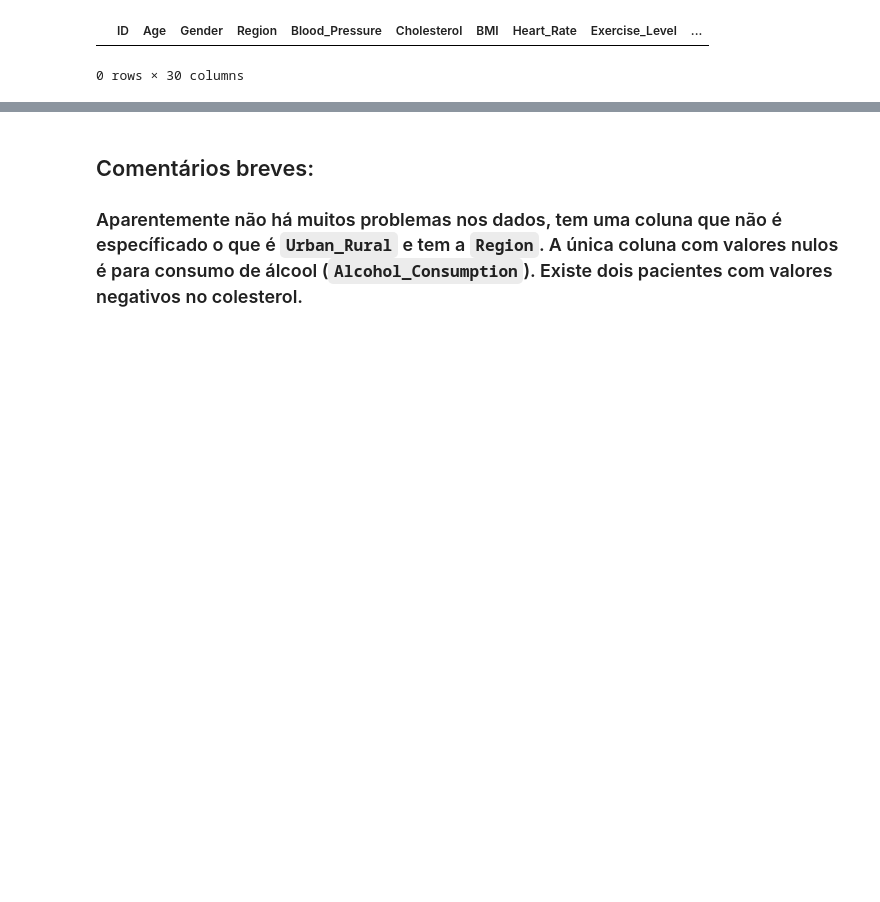
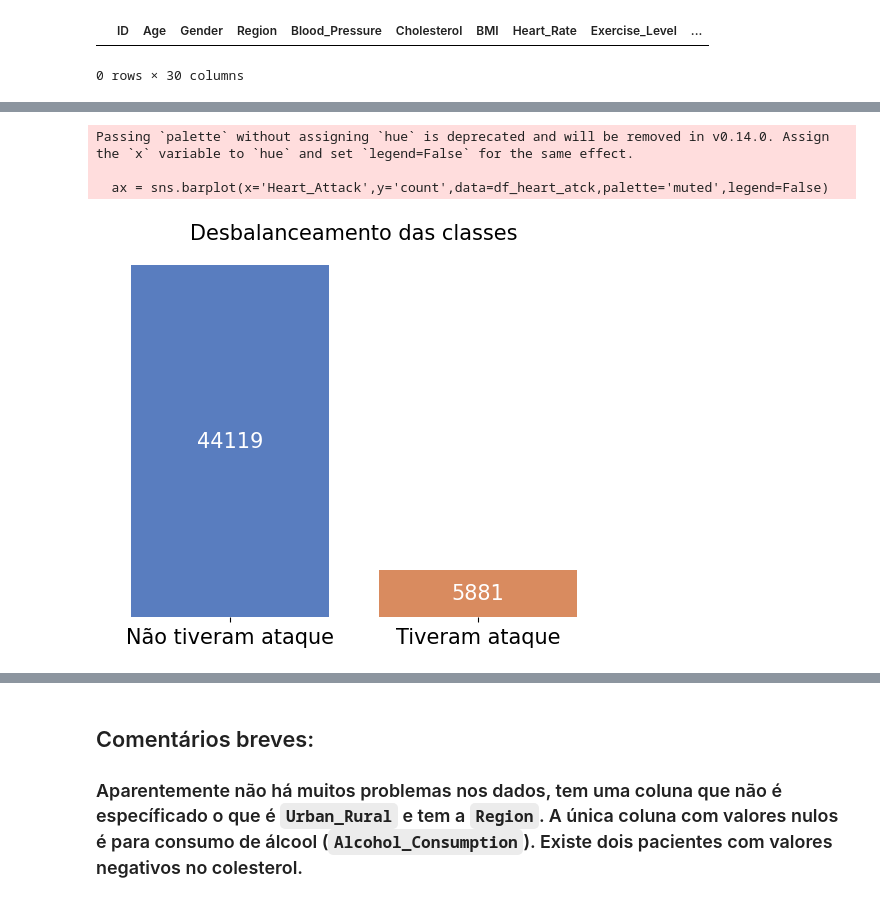
Before and after one commit to Gui-Leao/Heart-Attack-Prediction, a Jupyter notebook: EDA.ipynb, the cells around one changed output, grey strips where cells are left out. Drawn from its saved outputs; the diff is of its cells as text; code cells hidden in the pictures; blank space fills up the shorter version.

```diff
--- a/EDA.ipynb
+++ b/EDA.ipynb
@@ -146,0 +312,28 @@ df[df.duplicated()]
+# %%
+df_heart_atck = df['Heart_Attack'].value_counts()
+df_heart_atck = df_heart_atck.reset_index()
+
+ax = sns.barplot(x='Heart_Attack',y='count',data=df_heart_atck,palette='muted',legend=False)
+ax.set_xlabel('')
+ax.yaxis.set_visible(False)
+ax.set_title('Desbalanceamento das classes',fontsize=15)
+ax.set_xticks(range(2),['Não tiveram ataque','Tiveram ataque'])
+ax.set_xticklabels(ax.get_xticklabels(), fontsize=15)
+
+ax.spines['top'].set_visible(False)
+ax.spines['right'].set_visible(False)
+ax.spines['left'].set_visible(False)
+ax.spines['bottom'].set_visible(False)
+
+ax.legend().set_visible(False)
+
+for bar in ax.patches:
+    height = bar.get_height()
+    x = bar.get_x() + bar.get_width() / 2  # Centralizar o rótulo na barra
+    y = bar.get_y() + height / 2  # Centralizar o rótulo verticalmente
+    ax.text(x, y, f'{height:.0f}', ha='center', va='center', fontsize=15, color='white')
+# %% [output]
+Passing `palette` without assigning `hue` is deprecated and will be removed in v0.14.0. Assign the `x` variable to `hue` and set `legend=False` for the same effect.
+
+  ax = sns.barplot(x='Heart_Attack',y='count',data=df_heart_atck,palette='muted',legend=False)
+[figure, added]
```
Also changed, not shown: parts of 53 cells of this notebook, 1 other file.
